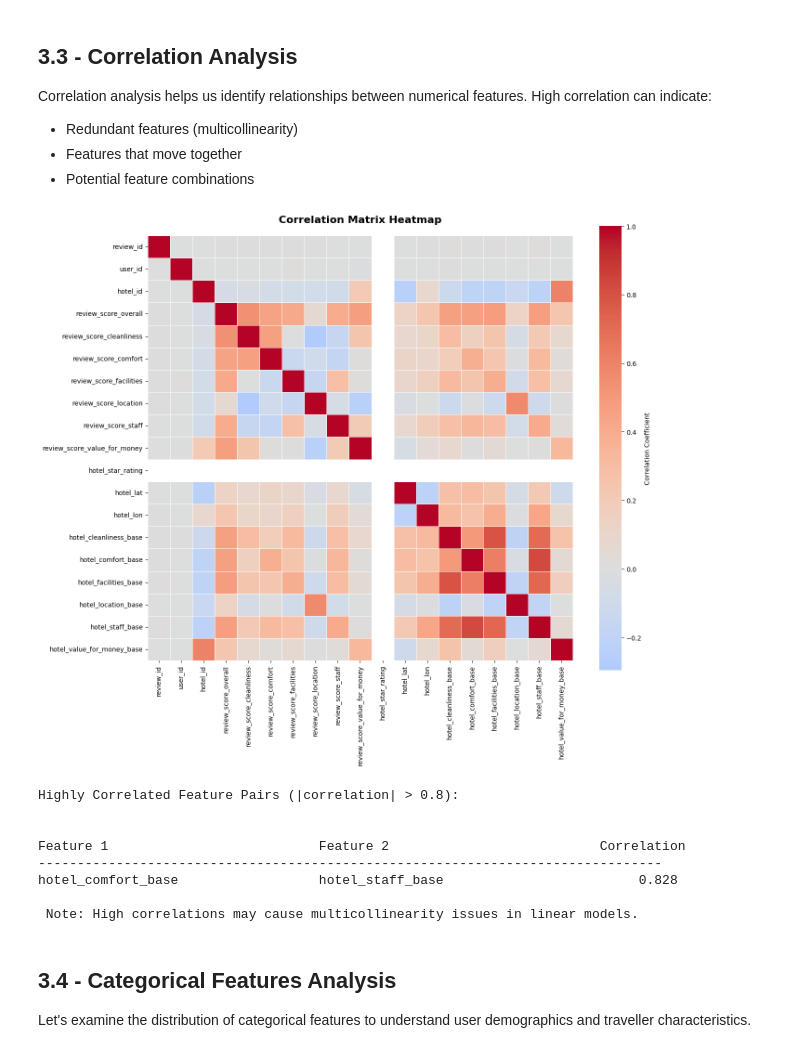
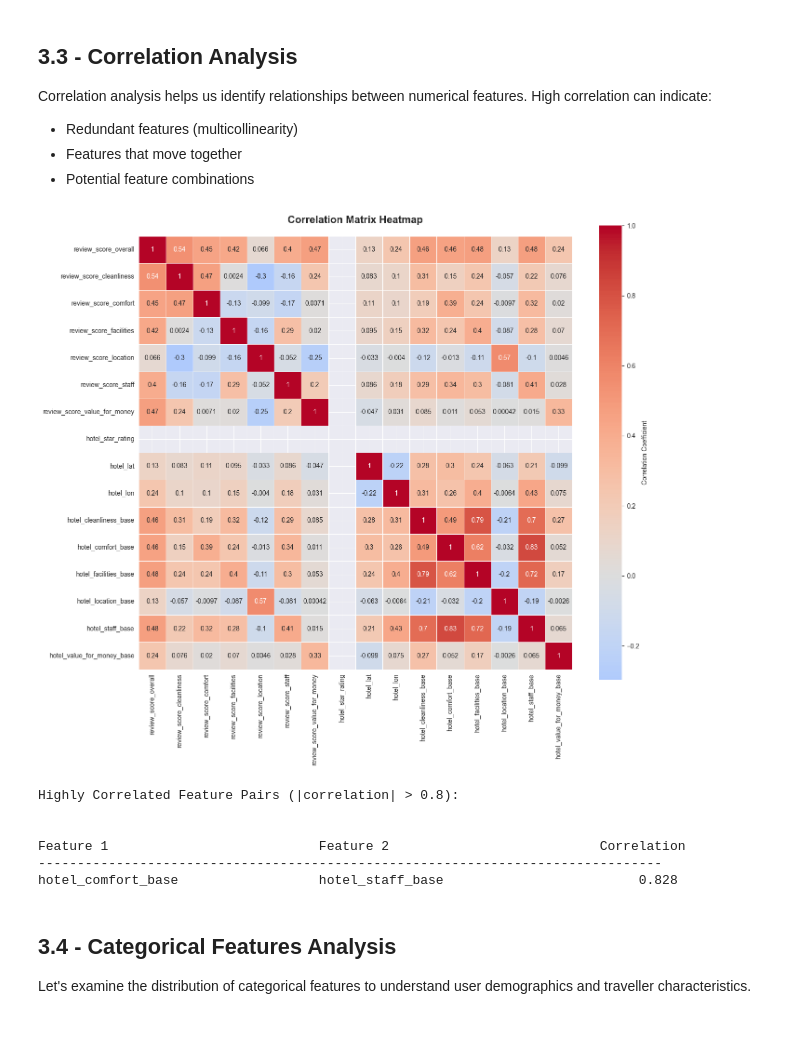
Before and after one commit to MohamedElquesni/ACL-International-Hotel-Booking-Analytics-, a Jupyter notebook: Milestone 1/Milestone 1.ipynb, the cells around one changed output. Cells and saved outputs as stored; diff of their text form; code cells hidden in the pictures.

```diff
--- a/Milestone 1/Milestone 1.ipynb
+++ b/Milestone 1/Milestone 1.ipynb
@@ -88,7 +87,7 @@ np.int64(0)
 # %% [markdown]
 ### Reviews Dataset
 # %%
-df_reviews = pd.read_csv('/content/reviews.csv')
-df_reviews.head() # This shows the first 5 rows
+df_reviews = pd.read_csv('../Dataset [Original]/reviews.csv')
+df_reviews.head()
 # %% [output]
 |  | review_id | user_id | hotel_id | review_date | score_overall | score_cleanliness | score_comfort | ... |
@@ -137,7 +135,7 @@ np.int64(0)
 # %% [markdown]
 ### Users Dataset
 # %%
-df_users = pd.read_csv('/content/users.csv')
+df_users = pd.read_csv('../Dataset [Original]/users.csv')
 df_users.head() # This shows the 5 rows
 # %% [output]
 |  | user_id | user_gender | country | age_group | traveller_type | join_date |
@@ -225,11 +222,9 @@ df_merged.drop(
         'user_join_date',
         'hotel_name'
     ],
-    inplace=True,
-    errors='ignore'  # Prevents errors if any column is already dropped
+    inplace=True
 )
 
-# Confirm remaining columns
 df_merged.info()
 # %% [output]
 <class 'pandas.core.frame.DataFrame'>
@@ -561,14 +558,16 @@ plt.show()
 fig, axes = plt.subplots(4, 4, figsize=(18, 16))
 axes = axes.ravel()
 
+plot_idx = 0  # Separate counter for axes indexing
 # Create box plot for each numerical column
-for idx, col in enumerate(numerical_cols[:16]):
-    # Remove NaN values before plotting
-    data = df_merged[col].dropna()
-    axes[idx].boxplot(data, vert=True)
-    axes[idx].set_title(f'{col}', fontsize=10, fontweight='bold')
-    axes[idx].set_ylabel('Value', fontsize=9)
-    axes[idx].grid(axis='y', alpha=0.3)
+for idx, col in enumerate(numerical_cols[:19]):
+    if col == 'review_id' or col == 'user_id' or col == 'hotel_id':
+        continue
+    axes[plot_idx].boxplot(df_merged[col], vert=True)
+    axes[plot_idx].set_title(f'{col}', fontsize=10, fontweight='bold')
+    axes[plot_idx].set_ylabel('Value', fontsize=9)
+    axes[plot_idx].grid(axis='y', alpha=0.3)
+    plot_idx += 1
 
 plt.suptitle('Box Plots for Outlier Detection', fontsize=16, fontweight='bold', y=1.00)
 plt.tight_layout()
@@ -596,54 +595,51 @@ Correlation analysis helps us identify relationships between numerical features.
 # %%
 # Calculate correlation matrix (Pearson correlation coefficient)
 # Values range from -1 (perfect negative correlation) to +1 (perfect positive correlation)
+
+numerical_cols = [col for col in numerical_cols
+                           if col not in ['review_id', 'user_id', 'hotel_id']]
+
 correlation_matrix = df_merged[numerical_cols].corr()
 
 # Visualize using a heatmap
 plt.figure(figsize=(14, 12))
 sns.heatmap(
     correlation_matrix,
-    annot=False,  # Don't show numbers on the heatmap (too cluttered)
-    cmap='coolwarm',  # Red = positive correlation, Blue = negative correlation
-    center=0,  # Center the colormap at 0
+    annot=True,
+    cmap='coolwarm',
+    center=0,
     square=True,
     linewidths=0.5,
     cbar_kws={'label': 'Correlation Coefficient'}
 )
 plt.title('Correlation Matrix Heatmap', fontsize=16, fontweight='bold', pad=20)
 plt.tight_layout()
 plt.show()
 
 # Find and print highly correlated pairs (correlation > 0.8 or < -0.8)
 print("\n")
 print("Highly Correlated Feature Pairs (|correlation| > 0.8):")
 print("\n")
 print(f"{'Feature 1':<35} {'Feature 2':<35} {'Correlation':>10}")
 print("-"*80)
 
 highly_correlated_pairs = []
 for i in range(len(correlation_matrix.columns)):
     for j in range(i+1, len(correlation_matrix.columns)):
         corr_value = correlation_matrix.iloc[i, j]
         if abs(corr_value) > 0.8:
             feat1 = correlation_matrix.columns[i]
             feat2 = correlation_matrix.columns[j]
             print(f"{feat1:<35} {feat2:<35} {corr_value:>10.3f}")
             highly_correlated_pairs.append((feat1, feat2, corr_value))
-
-if not highly_correlated_pairs:
-    print("No highly correlated pairs found.")
-
-print("\n Note: High correlations may cause multicollinearity issues in linear models.")
 # %% [output]
-[figure, old version]
+[figure, new version]
 Highly Correlated Feature Pairs (|correlation| > 0.8):
 
 
 Feature 1                           Feature 2                           Correlation
 --------------------------------------------------------------------------------
 hotel_comfort_base                  hotel_staff_base                         0.828
-
- Note: High correlations may cause multicollinearity issues in linear models.
 # %% [markdown]
 ## 3.4 - Categorical Features Analysis
 
```
Also changed, not shown: parts of 57 cells of this notebook.
